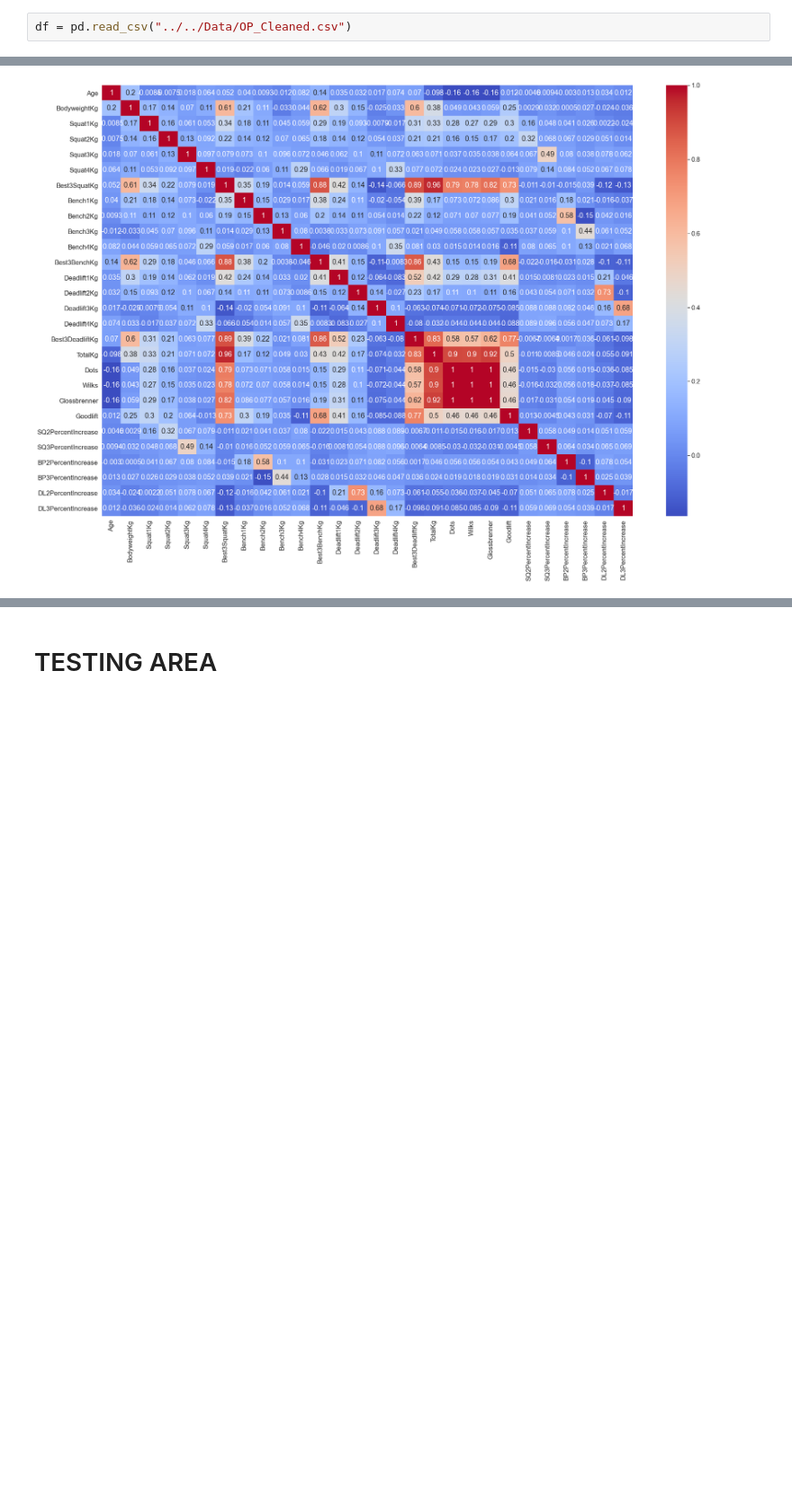
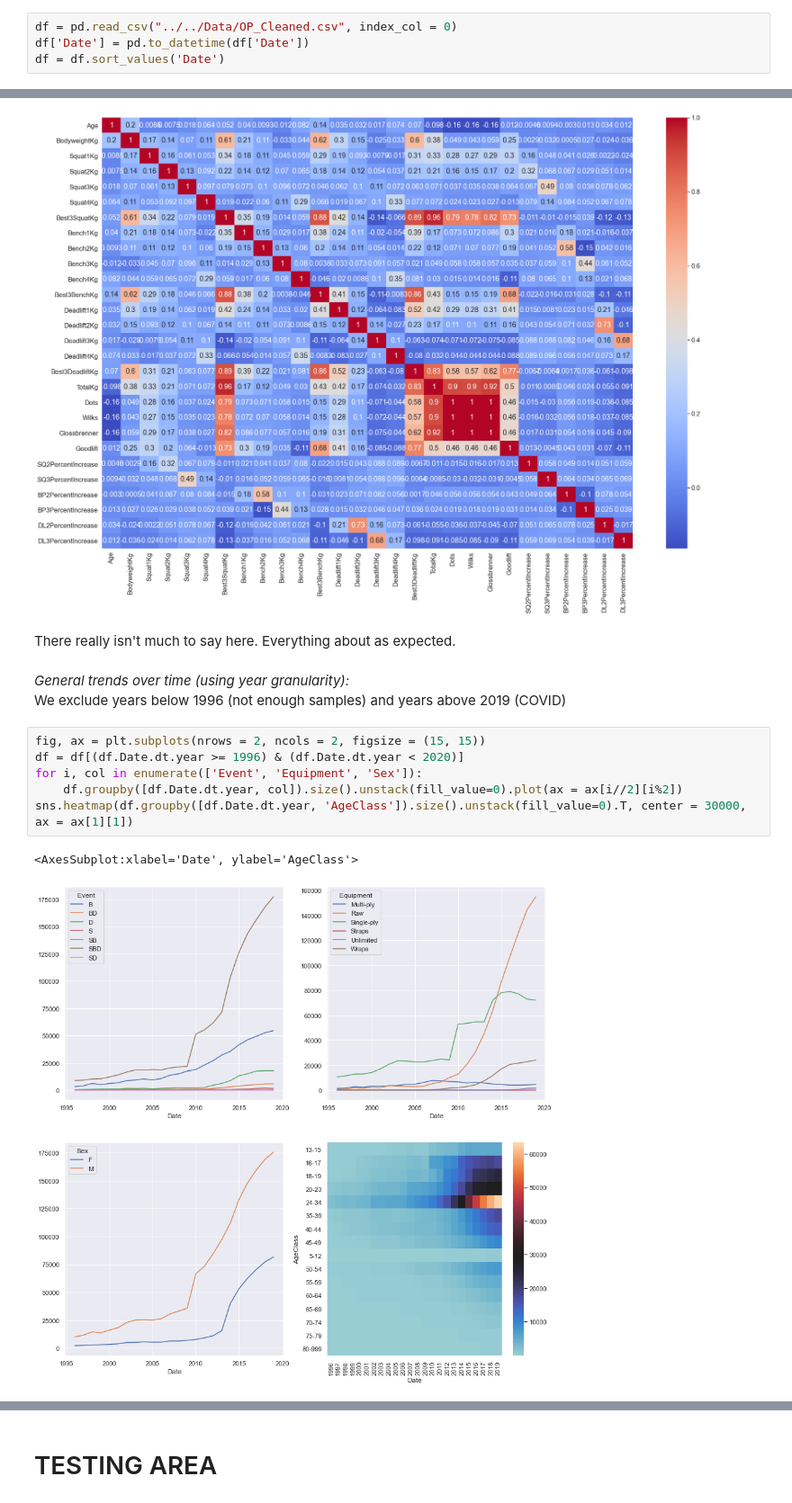
Before and after one commit to JosephAaron3/Powerlifting-Performance, a Jupyter notebook: Code/EDA/OP_EDA.ipynb, the cells around one changed output, grey strips where cells are left out. Shown at 90% size. Drawn from its saved outputs; the diff is of its cells as text; blank space fills up the shorter version.

Commit message:
Started investigating performance over time

```diff
--- a/Code/EDA/OP_EDA.ipynb
+++ b/Code/EDA/OP_EDA.ipynb
@@ -14,2 +15,4 @@ import seaborn as sns
 # %%
-df = pd.read_csv("../../Data/OP_Cleaned.csv")
+df = pd.read_csv("../../Data/OP_Cleaned.csv", index_col = 0)
+df['Date'] = pd.to_datetime(df['Date'])
+df = df.sort_values('Date')
@@ -119,3 +135,17 @@ sns.heatmap(cor, annot=True, cmap='coolwarm')
 # %% [output]
 <AxesSubplot:>
 [figure]
+# %% [markdown]
+There really isn't much to say here. Everything about as expected.
+# %% [markdown]
+*General trends over time (using year granularity):*
+We exclude years below 1996 (not enough samples) and years above 2019 (COVID)
+# %%
+fig, ax = plt.subplots(nrows = 2, ncols = 2, figsize = (15, 15))
+df = df[(df.Date.dt.year >= 1996) & (df.Date.dt.year < 2020)]
+for i, col in enumerate(['Event', 'Equipment', 'Sex']):
+    df.groupby([df.Date.dt.year, col]).size().unstack(fill_value=0).plot(ax = ax[i//2][i%2])
+sns.heatmap(df.groupby([df.Date.dt.year, 'AgeClass']).size().unstack(fill_value=0).T, center = 30000, ax = ax[1][1])
+# %% [output]
+<AxesSubplot:xlabel='Date', ylabel='AgeClass'>
+[figure, added]
```
Also changed, not shown: parts of 9 cells of this notebook.
